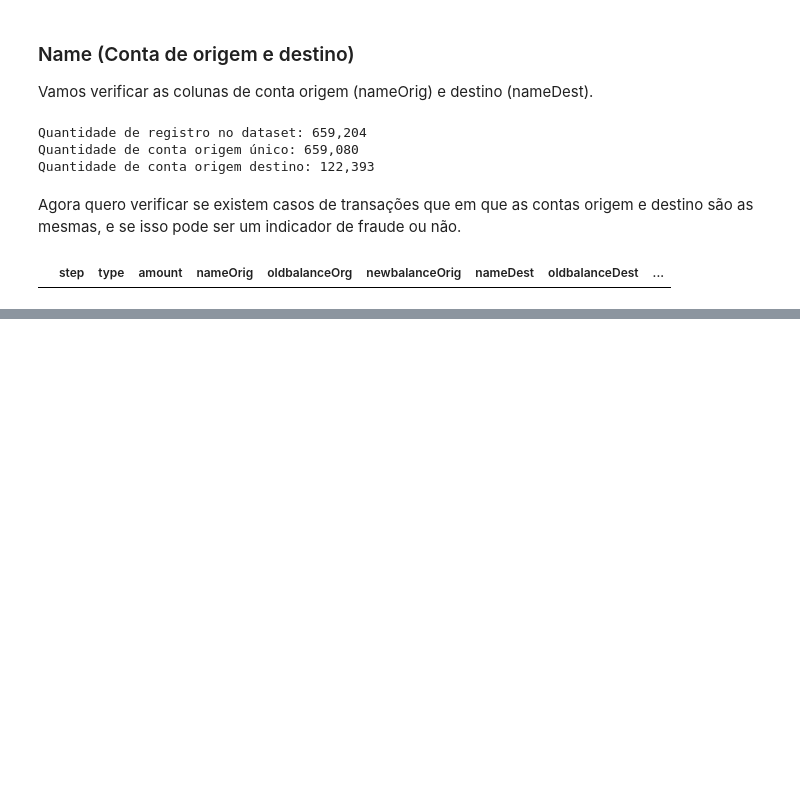
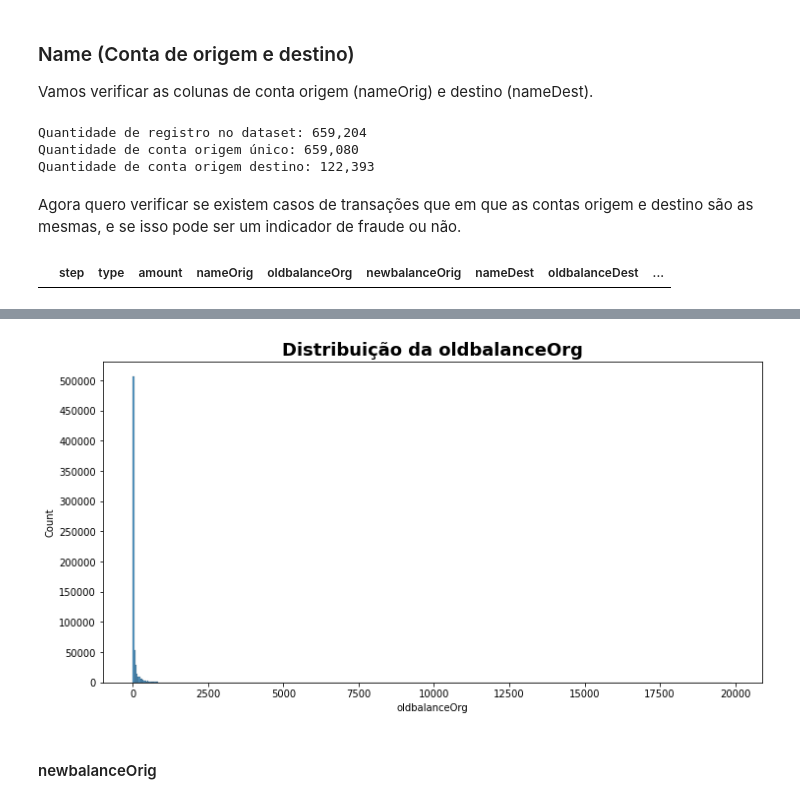
Before and after one commit to JohnnyYamanaka/deteccao-fraude, a Jupyter notebook: notebooks/eda.ipynb, the cells around one changed output, grey strips where cells are left out. Cells and saved outputs as stored; diff of their text form; code cells hidden in the pictures; blank space fills up the shorter version.

```diff
--- a/notebooks/eda.ipynb
+++ b/notebooks/eda.ipynb
@@ -239,0 +343,12 @@ df_filtered.query('nameOrig == nameDest')
+# %%
+plt.figure(figsize=(12, 6))
+plt.title('Distribuição da oldbalanceOrg', fontdict=TITLE_FONT)
+sns.histplot(x=df_filtered['oldbalanceOrg']/1000, bins=500)
+# plt.xticks(np.arange(0, 1_000_000_000+1, 500_000_000))
+plt.yticks(np.arange(0, 5e5 + 1, 5e4))
+
+plt.show()
+# %% [output]
+[figure, added]
+# %% [markdown]
+#### newbalanceOrig
```
Also changed, not shown: parts of 31 cells of this notebook, 1 other file.
